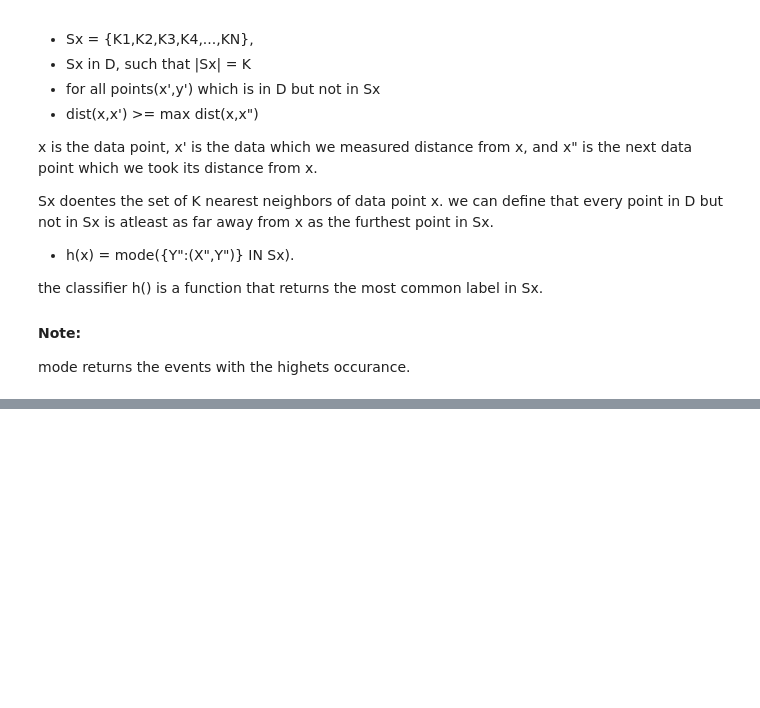
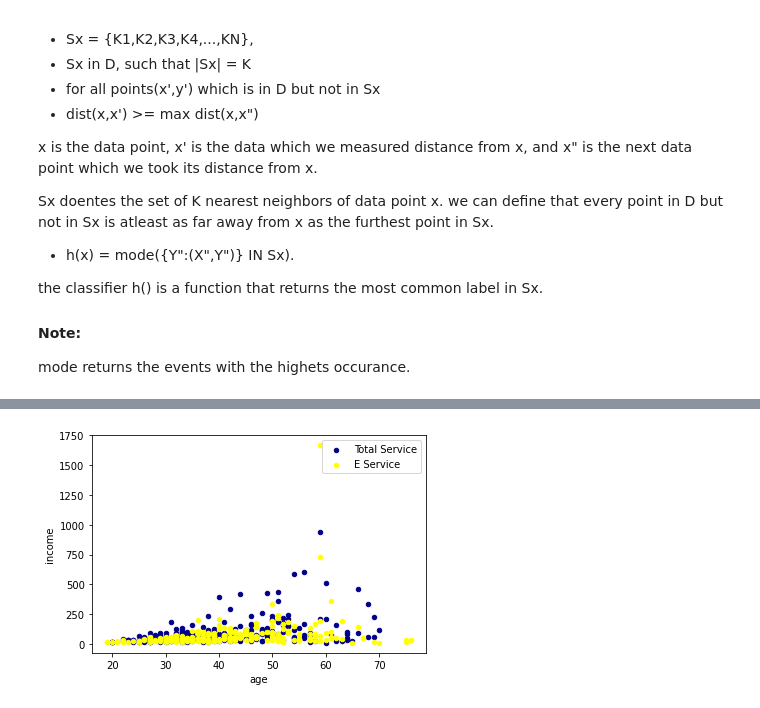
Before and after one commit to Lotfullah21/Machine-Learning, a Jupyter notebook: K_Nearest_Neighbor.ipynb, the cells around one changed output, grey strips where cells are left out. Saved outputs shown, nothing was run; the diff lists cells and outputs as text; code cells hidden in the pictures; blank space fills up the shorter version.

```diff
--- a/K_Nearest_Neighbor.ipynb
+++ b/K_Nearest_Neighbor.ipynb
@@ -50,0 +99,4 @@ mode returns the events with the highets occurance.
+# %%
+df = pd.read_csv("teleCust1000t.csv")
+print("shape\t=",df.shape)
+df.head()
@@ -50,0 +188,7 @@ mode returns the events with the highets occurance.
+# %%
+ax = df[df['custcat'] == 4][0:300].plot(kind='scatter', x='age', y='income', color='DarkBlue',label="Total Service");
+df[df['custcat'] == 2][0:300].plot(kind='scatter',x='age', y='income', color='Yellow',ax = ax,label="E Service" );
+
+plt.show()
+# %% [output]
+[figure, added]
```
Also changed, not shown: parts of 55 cells of this notebook.
